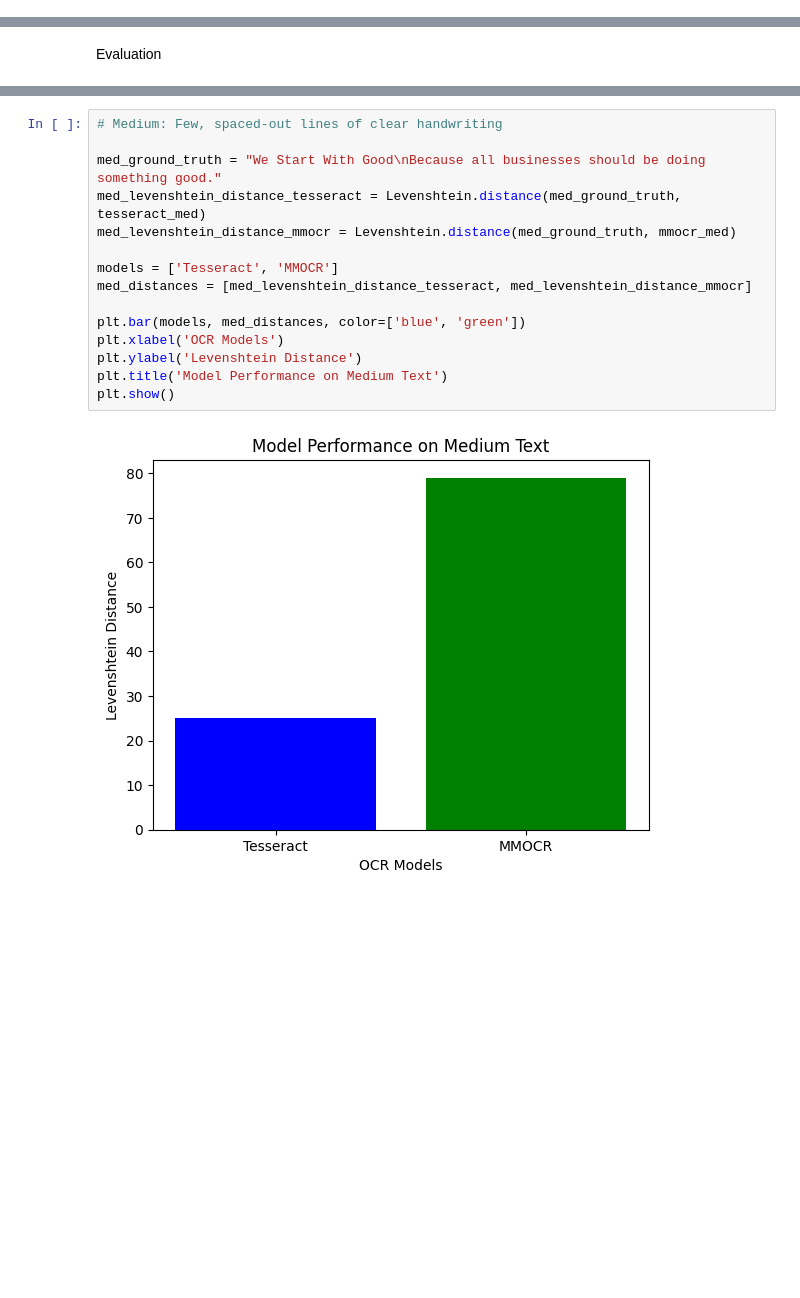
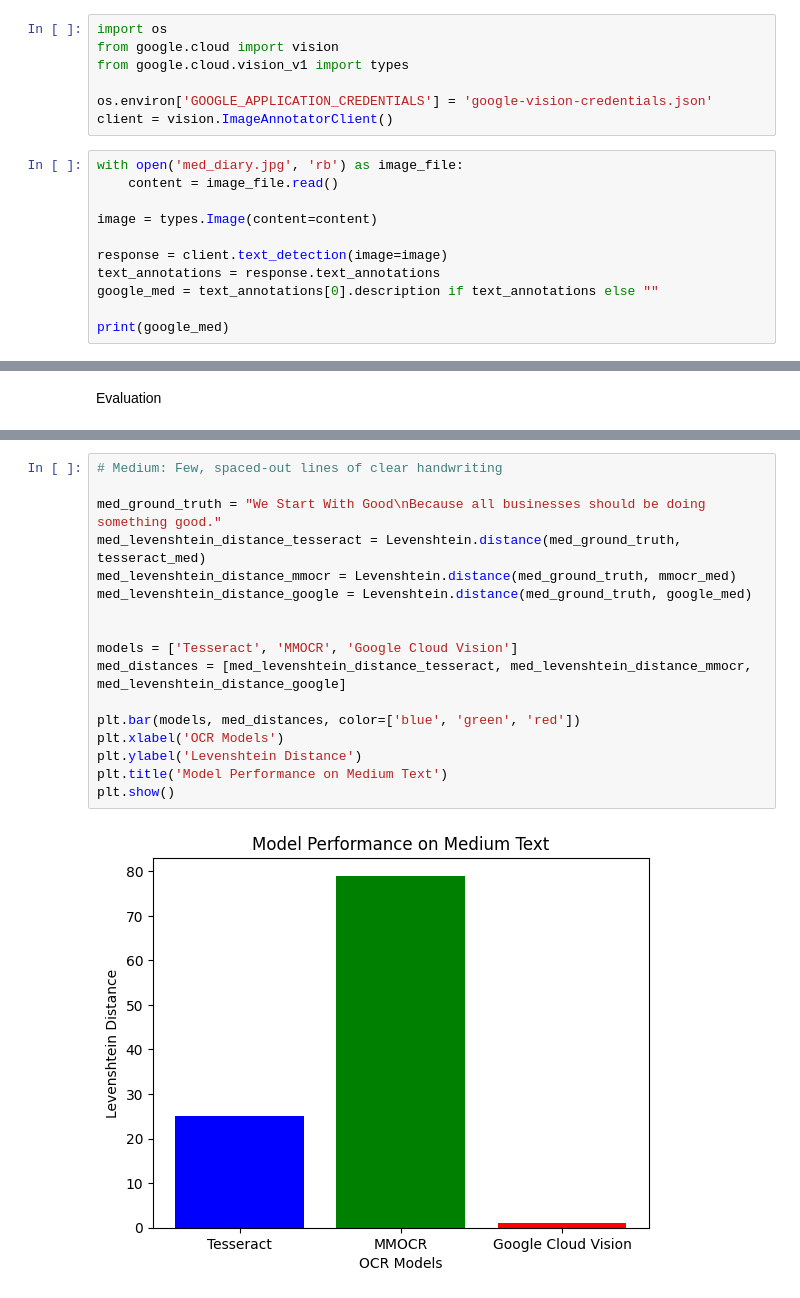
Before and after one commit to zhouhelena/diary-doodles, a Jupyter notebook: ocr_tests.ipynb, the cells around one changed output, grey strips where cells are left out. Cells and saved outputs as stored; diff of their text form; blank space fills up the shorter version.

Commit message:
add google

```diff
--- a/ocr_tests.ipynb
+++ b/ocr_tests.ipynb
@@ -133,0 +166,18 @@ Yeed
+# %%
+import os
+from google.cloud import vision
+from google.cloud.vision_v1 import types
+
+os.environ['GOOGLE_APPLICATION_CREDENTIALS'] = 'google-vision-credentials.json'
+client = vision.ImageAnnotatorClient()
+# %%
+with open('med_diary.jpg', 'rb') as image_file:
+    content = image_file.read()
+
+image = types.Image(content=content)
+
+response = client.text_detection(image=image)
+text_annotations = response.text_annotations
+google_med = text_annotations[0].description if text_annotations else ""
+
+print(google_med)
@@ -153,20 +228,22 @@ Successfully installed Levenshtein-0.25.1 python-Levenshtein-0.25.1
 # %%
 # Medium: Few, spaced-out lines of clear handwriting
 
 med_ground_truth = "We Start With Good\nBecause all businesses should be doing something good."
 med_levenshtein_distance_tesseract = Levenshtein.distance(med_ground_truth, tesseract_med)
 med_levenshtein_distance_mmocr = Levenshtein.distance(med_ground_truth, mmocr_med)
+med_levenshtein_distance_google = Levenshtein.distance(med_ground_truth, google_med)
 
-models = ['Tesseract', 'MMOCR']
-med_distances = [med_levenshtein_distance_tesseract, med_levenshtein_distance_mmocr]
 
-plt.bar(models, med_distances, color=['blue', 'green'])
+models = ['Tesseract', 'MMOCR', 'Google Cloud Vision']
+med_distances = [med_levenshtein_distance_tesseract, med_levenshtein_distance_mmocr, med_levenshtein_distance_google]
+
+plt.bar(models, med_distances, color=['blue', 'green', 'red'])
 plt.xlabel('OCR Models')
 plt.ylabel('Levenshtein Distance')
 plt.title('Model Performance on Medium Text')
 plt.show()
 # %% [output]
-[figure, old version]
+[figure, new version]
 # %%
 # Hard: Many, dense lines of clear handwriting
 
```
Also changed, not shown: parts of 8 cells of this notebook.
